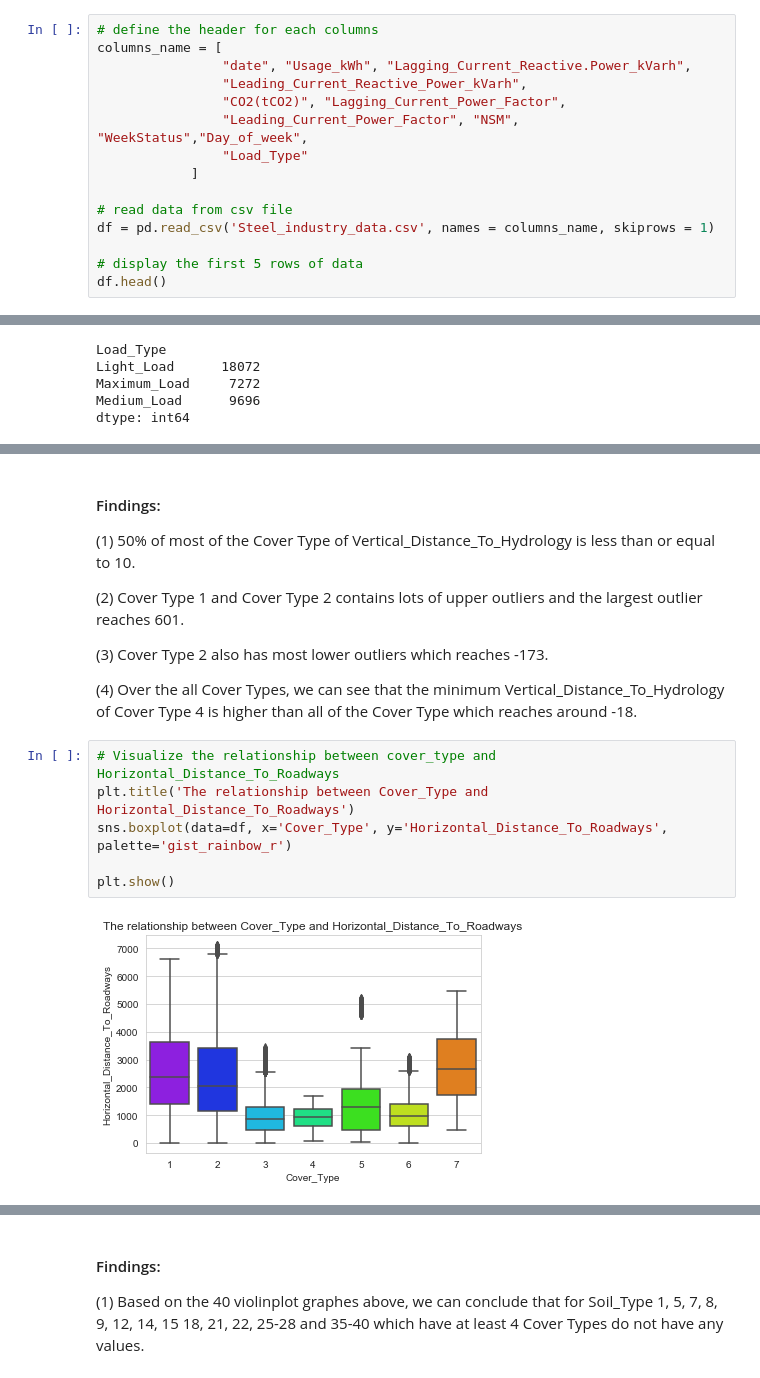
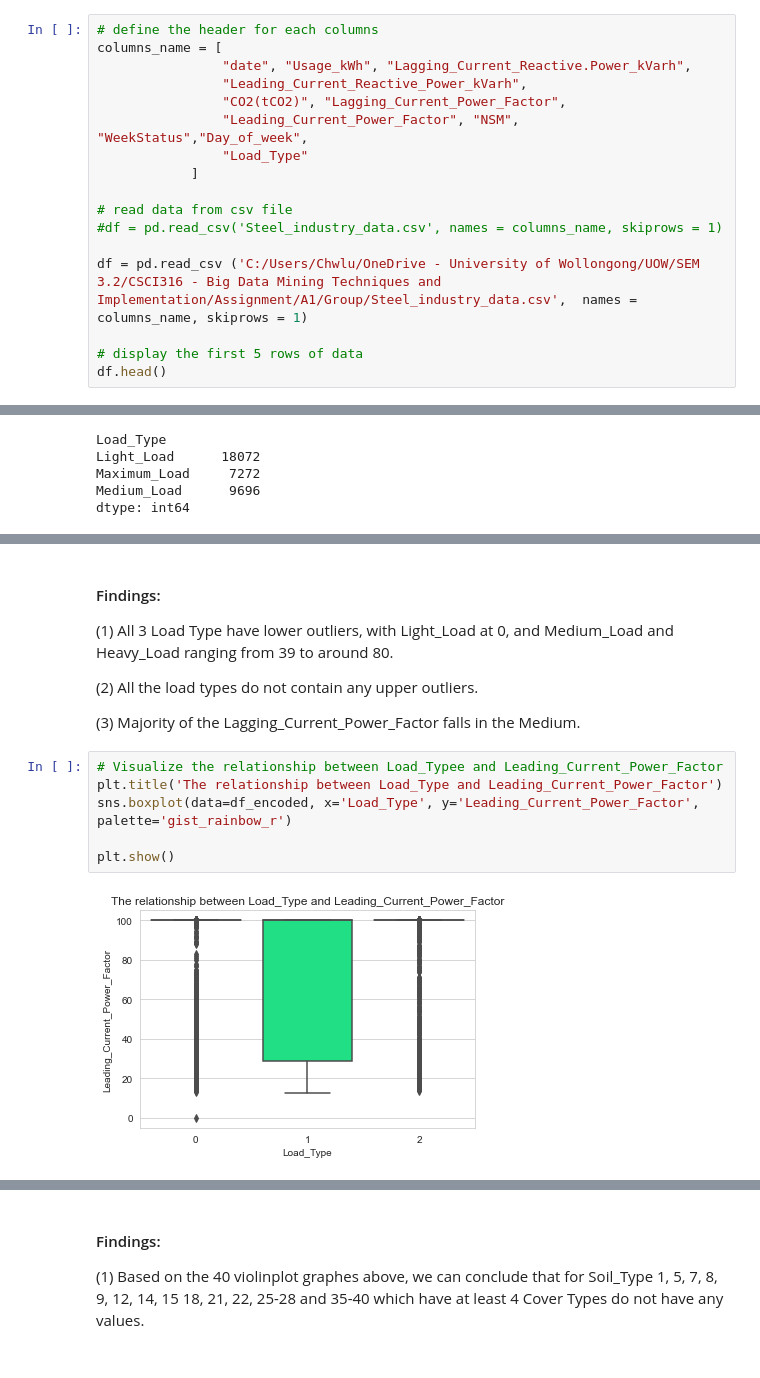
Before and after one commit to lyx97/CSCI316, a Jupyter notebook: Group 6/CSCI316_A1_Group_LeeYuXian_ChongHuiWen_TanKayceeWanChing.ipynb, the cells around one changed output, grey strips where cells are left out. Saved outputs shown, nothing was run; the diff lists cells and outputs as text.

```diff
--- a/Group 6/CSCI316_A1_Group_LeeYuXian_ChongHuiWen_TanKayceeWanChing.ipynb
+++ b/Group 6/CSCI316_A1_Group_LeeYuXian_ChongHuiWen_TanKayceeWanChing.ipynb
@@ -45,7 +45,9 @@ columns_name = [
             ]
 
 # read data from csv file
-df = pd.read_csv('Steel_industry_data.csv', names = columns_name, skiprows = 1)
+#df = pd.read_csv('Steel_industry_data.csv', names = columns_name, skiprows = 1)
+
+df = pd.read_csv ('C:/Users/Chwlu/OneDrive - University of Wollongong/UOW/SEM 3.2/CSCI316 - Big Data Mining Techniques and Implementation/Assignment/A1/Group/Steel_industry_data.csv',  names = columns_name, skiprows = 1)
 
 # display the first 5 rows of data
 df.head()
@@ -336,21 +347,19 @@ plt.show()
 # %% [markdown]
 #### Findings:
 
-(1) 50% of most of the Cover Type of Vertical_Distance_To_Hydrology is less than or equal to 10.
+(1) All 3 Load Type have lower outliers, with Light_Load at 0, and Medium_Load and Heavy_Load ranging from 39 to around 80.
 
-(2) Cover Type 1 and Cover Type 2 contains lots of upper outliers and the largest outlier reaches 601.
+(2) All the load types do not contain any upper outliers.
 
-(3) Cover Type 2 also has most lower outliers which reaches -173.
-
-(4) Over the all Cover Types, we can see that the minimum Vertical_Distance_To_Hydrology of Cover Type 4 is higher than all of the Cover Type which reaches around -18.
+(3) Majority of the Lagging_Current_Power_Factor falls in the Medium.
 # %%
-# Visualize the relationship between cover_type and Horizontal_Distance_To_Roadways
-plt.title('The relationship between Cover_Type and Horizontal_Distance_To_Roadways')
-sns.boxplot(data=df, x='Cover_Type', y='Horizontal_Distance_To_Roadways', palette='gist_rainbow_r')
+# Visualize the relationship between Load_Typee and Leading_Current_Power_Factor
+plt.title('The relationship between Load_Type and Leading_Current_Power_Factor')
+sns.boxplot(data=df_encoded, x='Load_Type', y='Leading_Current_Power_Factor', palette='gist_rainbow_r')
 
 plt.show()
 # %% [output]
-[figure, old version]
+[figure, new version]
 # %% [markdown]
 #### Findings:
 
```
Also changed, not shown: parts of 30 cells of this notebook.
